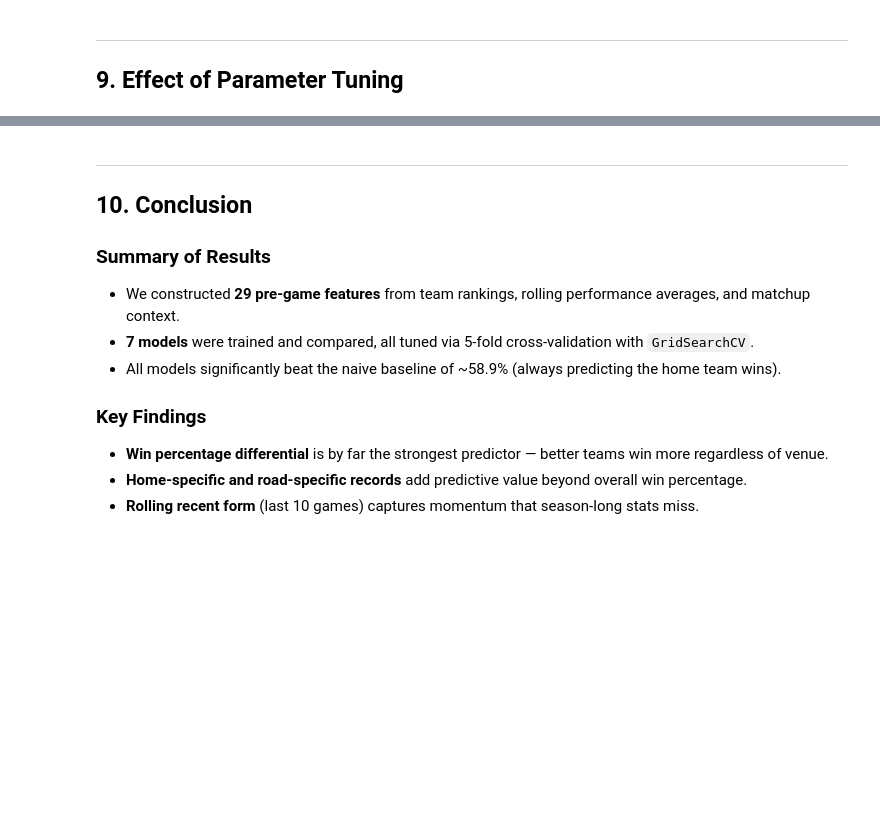
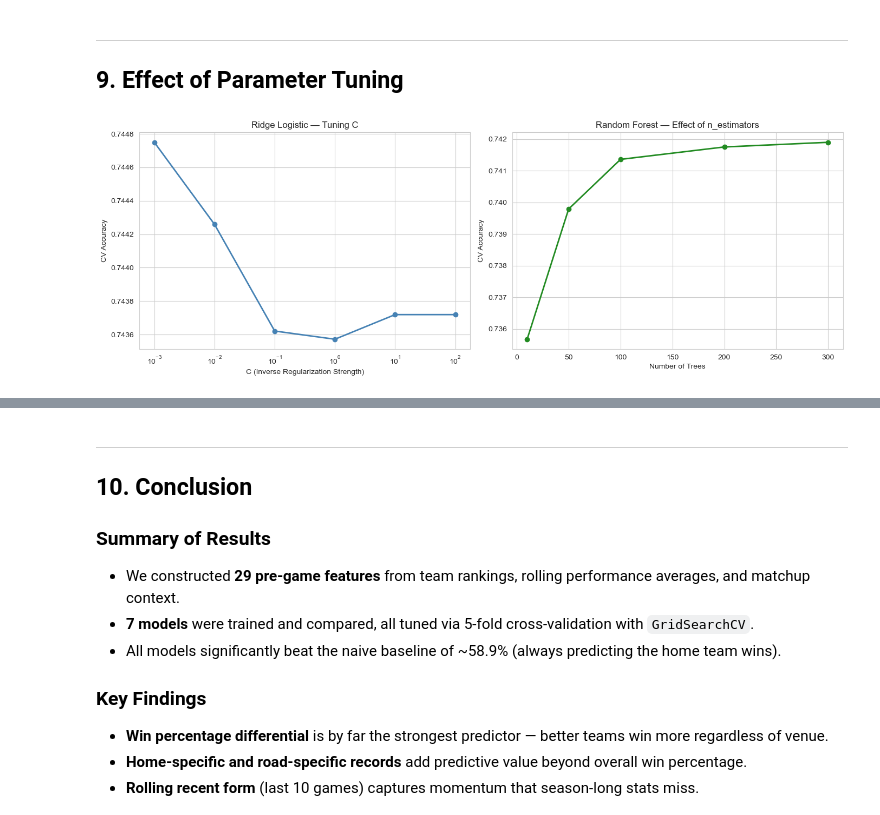
Before and after one commit to blaisescileppi/ML-Business-Analytics-Project, a Jupyter notebook: Project/nba_project.ipynb, the cells around one changed output, grey strips where cells are left out. Drawn from its saved outputs; the diff is of its cells as text; code cells hidden in the pictures; blank space fills up the shorter version.

```diff
--- a/Project/nba_project.ipynb
+++ b/Project/nba_project.ipynb
@@ -871,9 +920,9 @@ evaluate_model('Lasso Logistic (L1)', lasso_grid.best_estimator_,
 ### 6.4 Decision Tree
 # %%
 dt_grid = GridSearchCV(
-    DecisionTreeClassifier(random_state=42),
+    DecisionTreeClassifier(random_state=RANDOM_STATE, class_weight='balanced'),
     param_grid={'max_depth': [3, 5, 10, 15], 'min_samples_leaf': [10, 20, 50]},
-    cv=5, scoring='accuracy', n_jobs=1
+    cv=tscv, scoring='accuracy', n_jobs=1
 )
 dt_grid.fit(X_train, y_train)
 print(f'Best params: {dt_grid.best_params_}')
@@ -883,9 +937,9 @@ evaluate_model('Decision Tree', dt_grid.best_estimator_,
 ### 6.5 Random Forest
 # %%
 rf_grid = GridSearchCV(
-    RandomForestClassifier(random_state=42),
+    RandomForestClassifier(random_state=RANDOM_STATE, class_weight='balanced', n_jobs=1),
     param_grid={'n_estimators': [100, 300], 'max_depth': [10, 15], 'min_samples_leaf': [10, 20]},
-    cv=5, scoring='accuracy', n_jobs=1
+    cv=tscv, scoring='accuracy', n_jobs=1
 )
 rf_grid.fit(X_train, y_train)
 print(f'Best params: {rf_grid.best_params_}')
@@ -895,9 +954,9 @@ evaluate_model('Random Forest', rf_grid.best_estimator_,
 ### 6.6 Gradient Boosting
 # %%
 gb_grid = GridSearchCV(
-    GradientBoostingClassifier(random_state=42),
+    GradientBoostingClassifier(random_state=RANDOM_STATE),
     param_grid={'n_estimators': [100, 300], 'max_depth': [3, 5], 'learning_rate': [0.05, 0.1]},
-    cv=5, scoring='accuracy', n_jobs=1
+    cv=tscv, scoring='accuracy', n_jobs=1
 )
 gb_grid.fit(X_train, y_train)
 print(f'Best params: {gb_grid.best_params_}')
@@ -908,8 +973,10 @@ evaluate_model('Gradient Boosting', gb_grid.best_estimator_,
 # %%
+spw = (y_train == 0).sum() / max((y_train == 1).sum(), 1)
 xgb_grid = GridSearchCV(
-    XGBClassifier(random_state=42, eval_metric='logloss', verbosity=0),
+    XGBClassifier(random_state=RANDOM_STATE, eval_metric='logloss', verbosity=0,
+                  scale_pos_weight=spw, n_jobs=1),
     param_grid={'n_estimators': [100, 300], 'max_depth': [3, 5], 'learning_rate': [0.05, 0.1]},
-    cv=5, scoring='accuracy', n_jobs=1
+    cv=tscv, scoring='accuracy', n_jobs=1
 )
 xgb_grid.fit(X_train, y_train)
 print(f'Best params: {xgb_grid.best_params_}')
@@ -1006,34 +1132,37 @@ if importances is not None:
 # %%
 C_values = [0.001, 0.01, 0.1, 1, 10, 100]
 ridge_scores = []
 for C in C_values:
-    lr = LogisticRegression(penalty='l2', C=C, max_iter=1000)
-    scores = cross_val_score(lr, X_train_sc, y_train, cv=5, scoring='accuracy', n_jobs=1)
+    pipe = Pipeline([
+        ('scaler', StandardScaler()),
+        ('clf', LogisticRegression(penalty='l2', C=C, max_iter=1000,
+                                   class_weight='balanced', random_state=RANDOM_STATE))
+    ])
+    scores = cross_val_score(pipe, X_train, y_train, cv=tscv, scoring='accuracy', n_jobs=1)
     ridge_scores.append(scores.mean())
 
 fig, axes = plt.subplots(1, 2, figsize=(14, 5))
-
 axes[0].plot(C_values, ridge_scores, 'o-', color='steelblue', linewidth=2)
-axes[0].set_xscale('log')
-axes[0].set_xlabel('C (Inverse Regularization Strength)')
-axes[0].set_ylabel('CV Accuracy')
-axes[0].set_title('Ridge Logistic Regression — Tuning C')
+axes[0].set_xscale('log'); axes[0].set_xlabel('C (Inverse Regularization Strength)')
+axes[0].set_ylabel('CV Accuracy'); axes[0].set_title('Ridge Logistic — Tuning C')
 
 n_est_values = [10, 50, 100, 200, 300]
 rf_scores = []
 for n in n_est_values:
-    rf = RandomForestClassifier(n_estimators=n, max_depth=10, random_state=42)
-    scores = cross_val_score(rf, X_train, y_train, cv=5, scoring='accuracy', n_jobs=1)
+    rf = RandomForestClassifier(n_estimators=n, max_depth=10,
+                                random_state=RANDOM_STATE, class_weight='balanced', n_jobs=1)
+    scores = cross_val_score(rf, X_train, y_train, cv=tscv, scoring='accuracy', n_jobs=1)
     rf_scores.append(scores.mean())
 
 axes[1].plot(n_est_values, rf_scores, 'o-', color='forestgreen', linewidth=2)
-axes[1].set_xlabel('Number of Trees')
-axes[1].set_ylabel('CV Accuracy')
+axes[1].set_xlabel('Number of Trees'); axes[1].set_ylabel('CV Accuracy')
 axes[1].set_title('Random Forest — Effect of n_estimators')
 
 plt.tight_layout()
 plt.savefig('plots/08_tuning_effects.png', bbox_inches='tight')
 plt.show()
+# %% [output]
+[figure, added]
 # %%
 lr_values = [0.01, 0.05, 0.1]
 n_values = [100, 200, 300]
```
Also changed, not shown: parts of 22 cells of this notebook, 5 other files.
